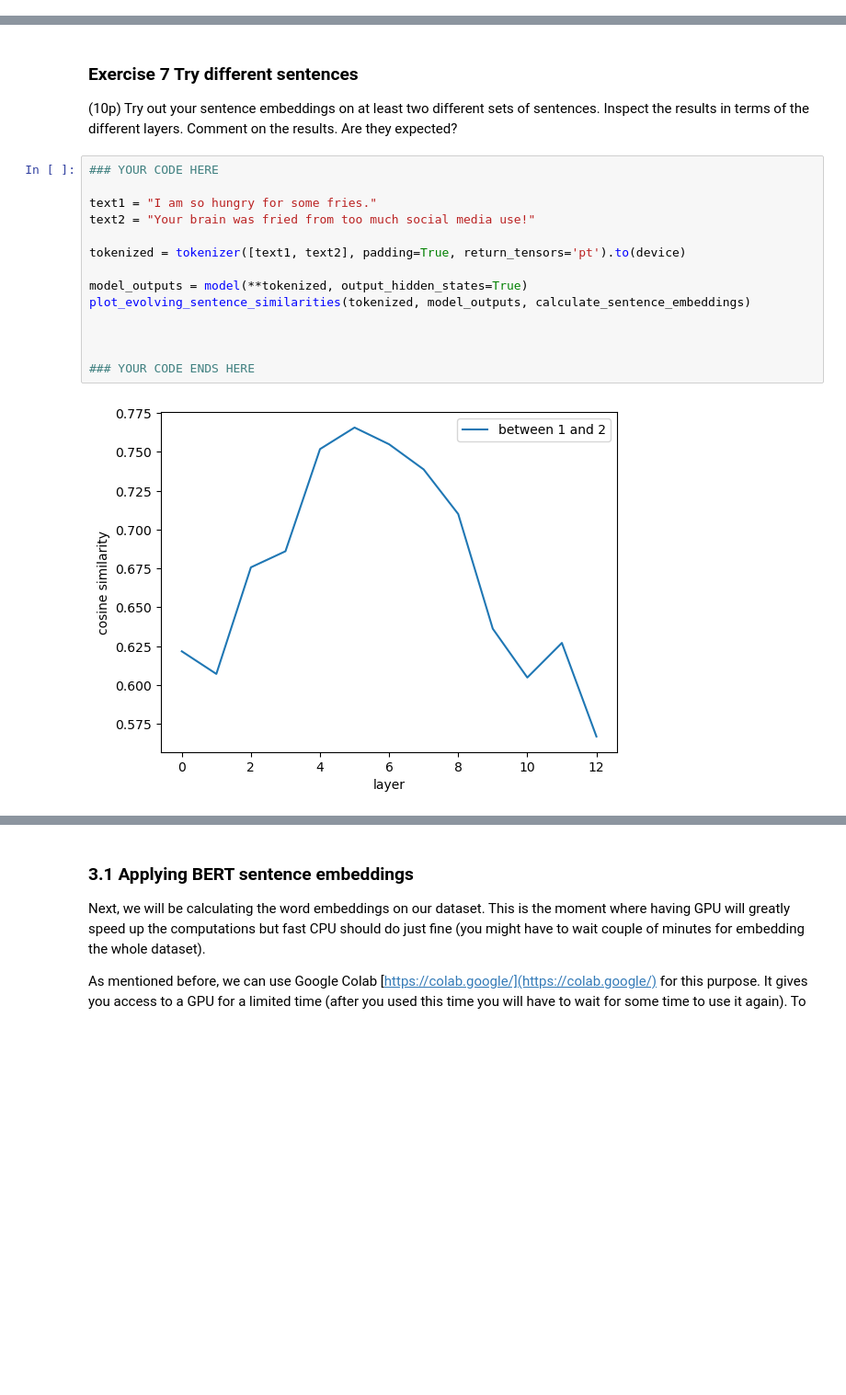
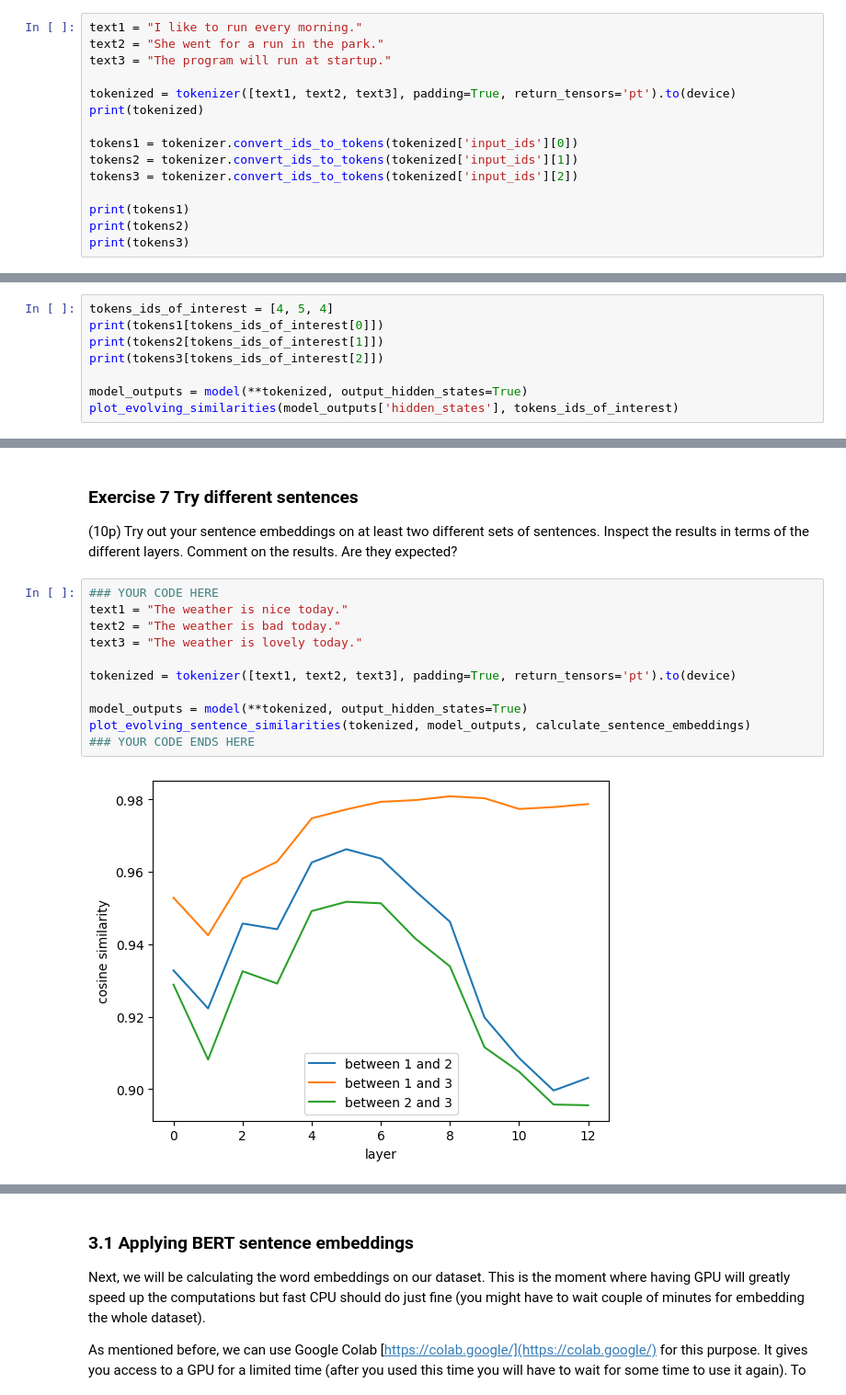
Before and after one commit to Tiimeeeyy/NLP, a Jupyter notebook: Notebooks/lab3_empty.ipynb, the cells around one changed output, grey strips where cells are left out. Shown: that part at 92% size. Cells and saved outputs as stored; diff of their text form; blank space fills up the shorter version.

```diff
--- a/Notebooks/lab3_empty.ipynb
+++ b/Notebooks/lab3_empty.ipynb
@@ -560,0 +722,15 @@ bank
+# %%
+text1 = "I like to run every morning."
+text2 = "She went for a run in the park."
+text3 = "The program will run at startup."
+
+tokenized = tokenizer([text1, text2, text3], padding=True, return_tensors='pt').to(device)
+print(tokenized)
+
+tokens1 = tokenizer.convert_ids_to_tokens(tokenized['input_ids'][0])
+tokens2 = tokenizer.convert_ids_to_tokens(tokenized['input_ids'][1])
+tokens3 = tokenizer.convert_ids_to_tokens(tokenized['input_ids'][2])
+
+print(tokens1)
+print(tokens2)
+print(tokens3)
@@ -560,0 +751,8 @@ bank
+# %%
+tokens_ids_of_interest = [4, 5, 4]
+print(tokens1[tokens_ids_of_interest[0]])
+print(tokens2[tokens_ids_of_interest[1]])
+print(tokens3[tokens_ids_of_interest[2]])
+
+model_outputs = model(**tokenized, output_hidden_states=True)
+plot_evolving_similarities(model_outputs['hidden_states'], tokens_ids_of_interest)
@@ -663,17 +878,14 @@ plot_evolving_sentence_similarities(tokenized, model_outputs, calculate_sentence
 (10p) Try out your sentence embeddings on at least two different sets of sentences. Inspect the results in terms of the different layers. Comment on the results. Are they expected?
 # %%
 ### YOUR CODE HERE
+text1 = "The weather is nice today."
+text2 = "The weather is bad today."
+text3 = "The weather is lovely today."
 
-text1 = "I am so hungry for some fries."
-text2 = "Your brain was fried from too much social media use!"
-
-tokenized = tokenizer([text1, text2], padding=True, return_tensors='pt').to(device)
+tokenized = tokenizer([text1, text2, text3], padding=True, return_tensors='pt').to(device)
 
 model_outputs = model(**tokenized, output_hidden_states=True)
 plot_evolving_sentence_similarities(tokenized, model_outputs, calculate_sentence_embeddings)
-
-
-
 ### YOUR CODE ENDS HERE
 # %% [output]
-[figure, old version]
+[figure, new version]
```
Also changed, not shown: parts of 64 cells of this notebook.
